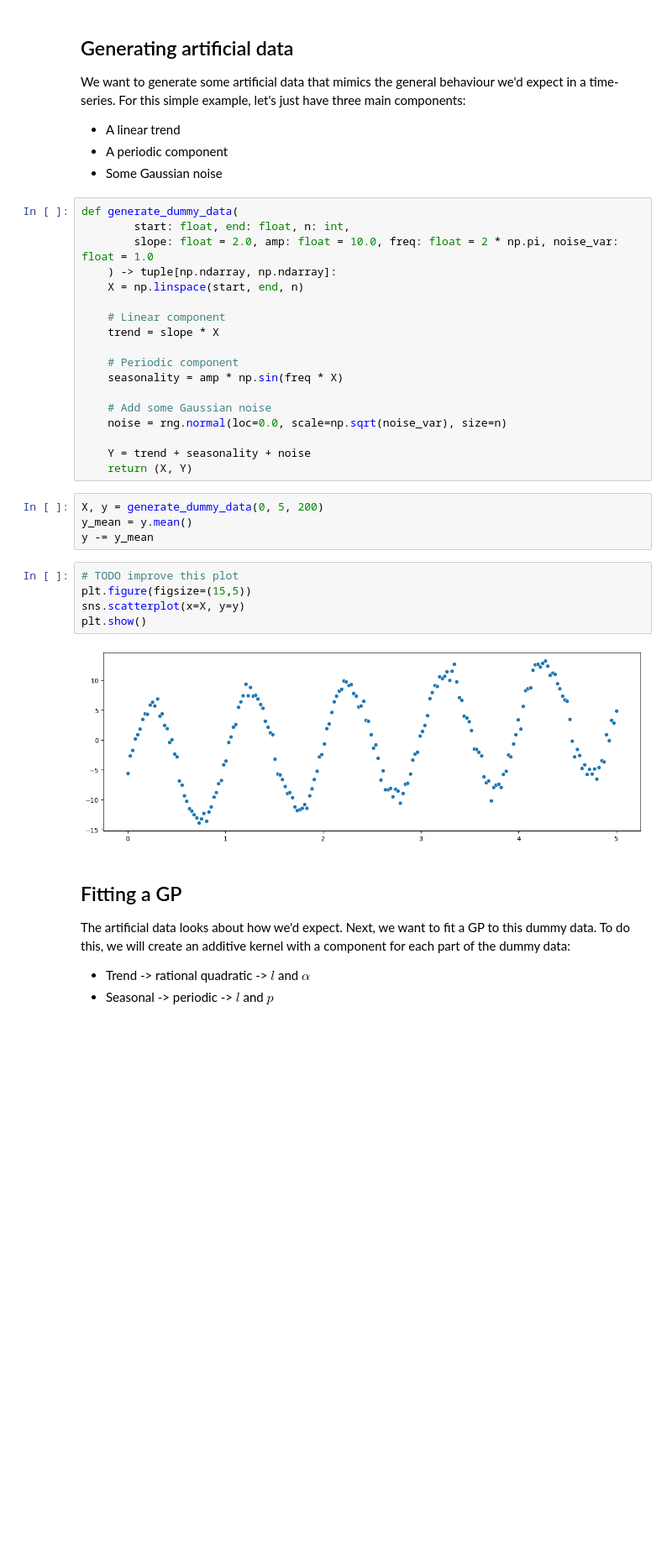
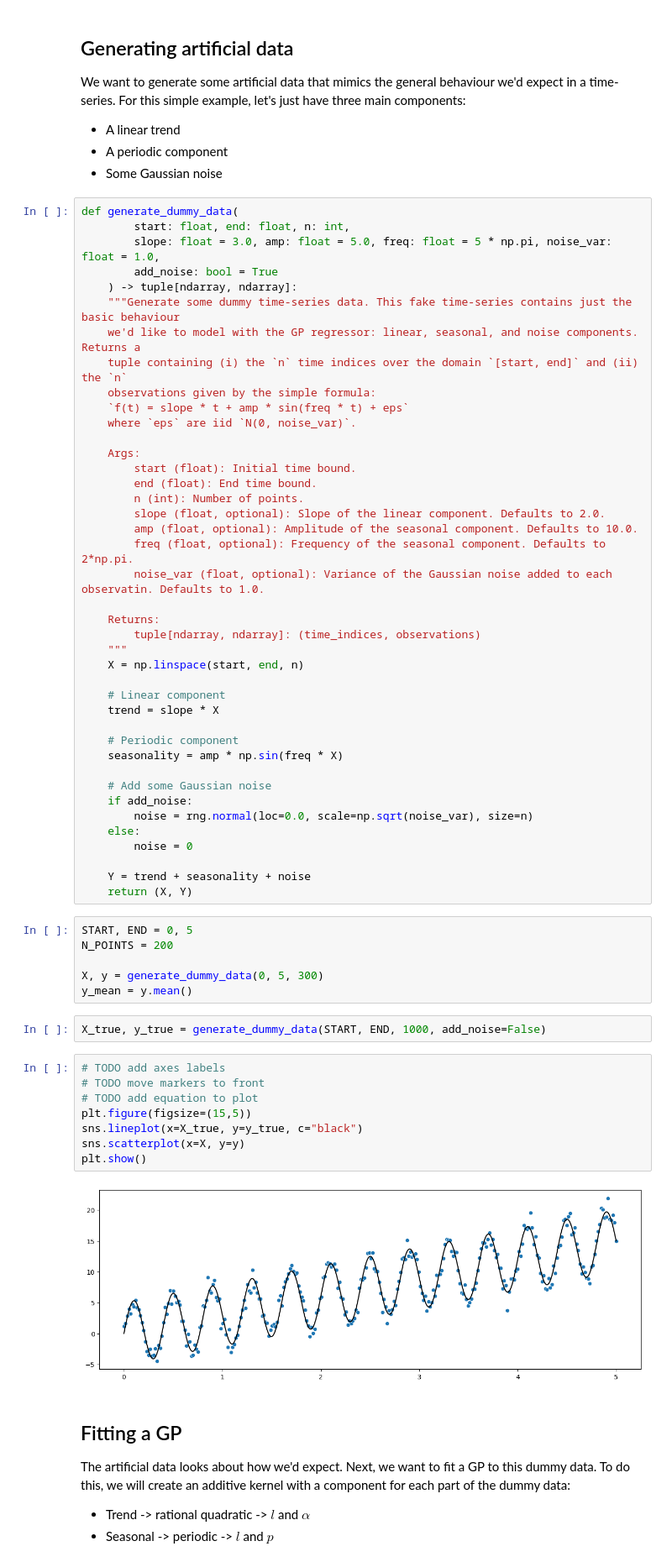
Before and after one commit to EthanGTJones/STAT3008-Group-Project, a Jupyter notebook: artificial_data.ipynb, the cells around one changed output. Shown at 84% size. Saved outputs shown, nothing was run; the diff lists cells and outputs as text; blank space fills up the shorter version.

```diff
--- a/artificial_data.ipynb
+++ b/artificial_data.ipynb
@@ -25,8 +26,28 @@ We want to generate some artificial data that mimics the general behaviour we'd
 # %%
 def generate_dummy_data(
         start: float, end: float, n: int,
-        slope: float = 2.0, amp: float = 10.0, freq: float = 2 * np.pi, noise_var: float = 1.0
-    ) -> tuple[np.ndarray, np.ndarray]:
+        slope: float = 3.0, amp: float = 5.0, freq: float = 5 * np.pi, noise_var: float = 1.0,
+        add_noise: bool = True
+    ) -> tuple[ndarray, ndarray]:
+    """Generate some dummy time-series data. This fake time-series contains just the basic behaviour
+    we'd like to model with the GP regressor: linear, seasonal, and noise components. Returns a
+    tuple containing (i) the `n` time indices over the domain `[start, end]` and (ii) the `n`
+    observations given by the simple formula:
+    `f(t) = slope * t + amp * sin(freq * t) + eps`
+    where `eps` are iid `N(0, noise_var)`.
+
+    Args:
+        start (float): Initial time bound.
+        end (float): End time bound.
+        n (int): Number of points.
+        slope (float, optional): Slope of the linear component. Defaults to 2.0.
+        amp (float, optional): Amplitude of the seasonal component. Defaults to 10.0.
+        freq (float, optional): Frequency of the seasonal component. Defaults to 2*np.pi.
+        noise_var (float, optional): Variance of the Gaussian noise added to each observatin. Defaults to 1.0.
+
+    Returns:
+        tuple[ndarray, ndarray]: (time_indices, observations)
+    """
     X = np.linspace(start, end, n)
 
     # Linear component
@@ -36,21 +57,31 @@ def generate_dummy_data(
     seasonality = amp * np.sin(freq * X)
 
     # Add some Gaussian noise
-    noise = rng.normal(loc=0.0, scale=np.sqrt(noise_var), size=n)
+    if add_noise:
+        noise = rng.normal(loc=0.0, scale=np.sqrt(noise_var), size=n)
+    else:
+        noise = 0
 
     Y = trend + seasonality + noise
     return (X, Y)
 # %%
-X, y = generate_dummy_data(0, 5, 200)
+START, END = 0, 5
+N_POINTS = 200
+
+X, y = generate_dummy_data(0, 5, 300)
 y_mean = y.mean()
-y -= y_mean
+# %%
+X_true, y_true = generate_dummy_data(START, END, 1000, add_noise=False)
 # %%
-# TODO improve this plot
+# TODO add axes labels
+# TODO move markers to front
+# TODO add equation to plot
 plt.figure(figsize=(15,5))
+sns.lineplot(x=X_true, y=y_true, c="black")
 sns.scatterplot(x=X, y=y)
 plt.show()
 # %% [output]
-[figure, old version]
+[figure, new version]
 # %% [markdown]
 ## Fitting a GP
 
```
Also changed, not shown: parts of 6 cells of this notebook.
